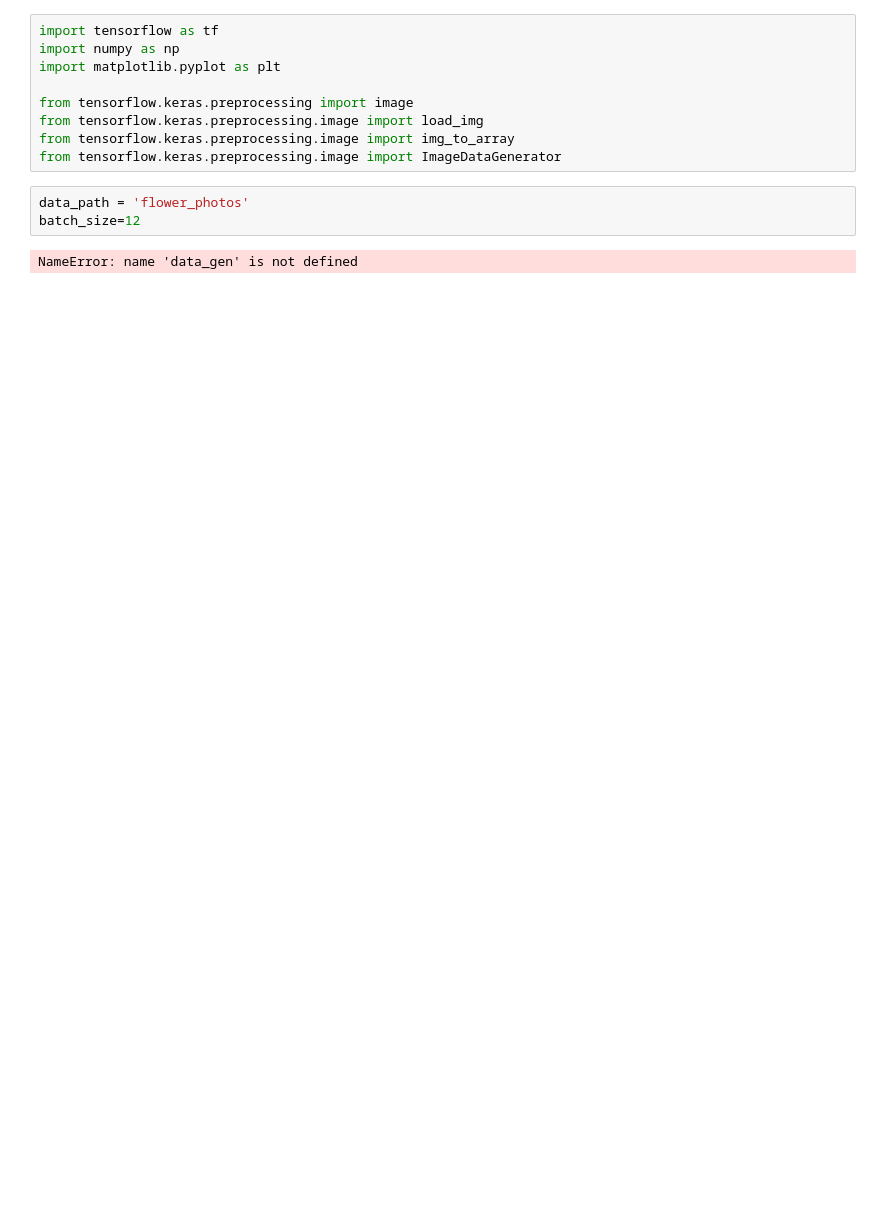
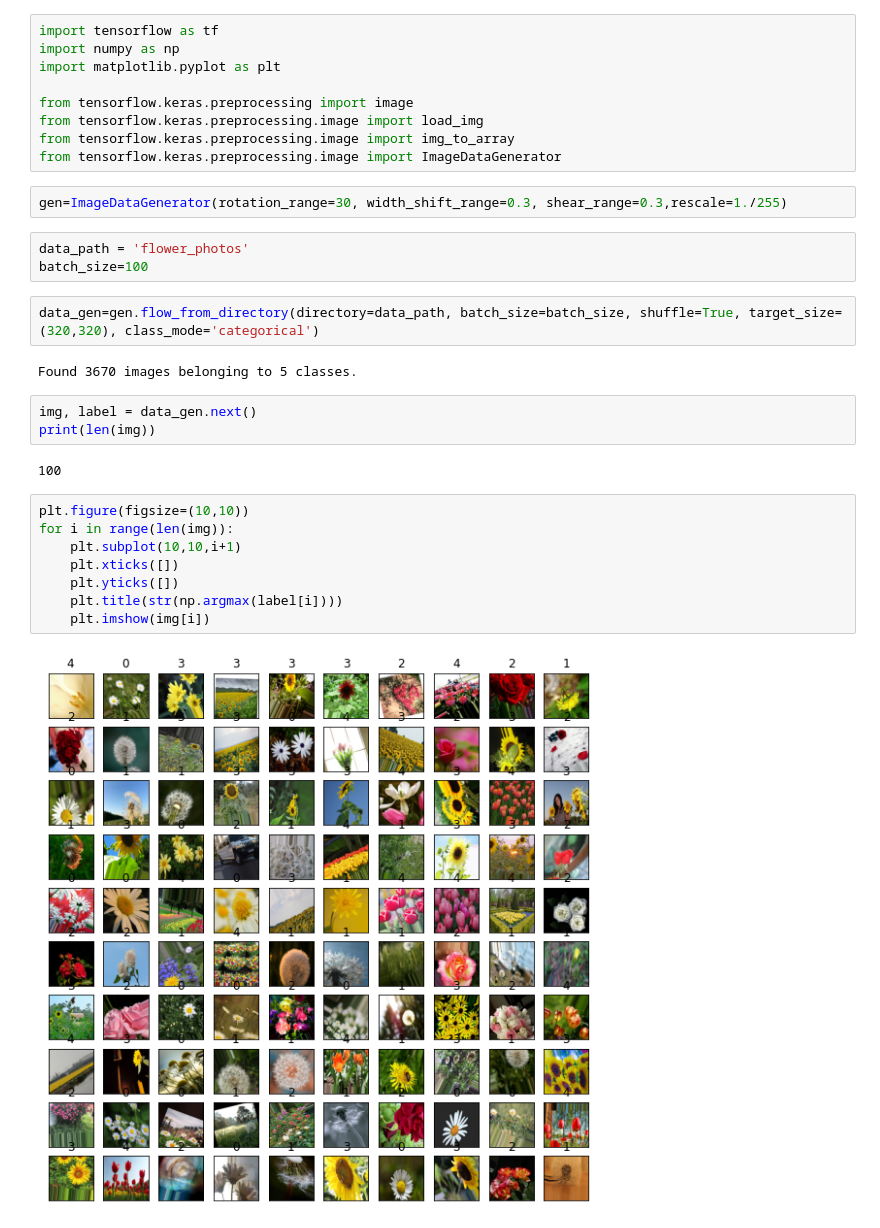
Before and after one commit to cactusvibeyjy/bigdata_derivative, a Jupyter notebook: data/flower_photo.ipynb, the cells around one changed output. Cells and saved outputs as stored; diff of their text form; blank space fills up the shorter version.

```diff
--- a/data/flower_photo.ipynb
+++ b/data/flower_photo.ipynb
@@ -7,9 +7,27 @@ from tensorflow.keras.preprocessing import image
 from tensorflow.keras.preprocessing.image import load_img
 from tensorflow.keras.preprocessing.image import img_to_array
 from tensorflow.keras.preprocessing.image import ImageDataGenerator
+# %%
+gen=ImageDataGenerator(rotation_range=30, width_shift_range=0.3, shear_range=0.3,rescale=1./255)
 # %%
 data_path = 'flower_photos'
-batch_size=12
+batch_size=100
 # %%
+data_gen=gen.flow_from_directory(directory=data_path, batch_size=batch_size, shuffle=True, target_size=(320,320), class_mode='categorical')
 # %% [output]
-NameError: name 'data_gen' is not defined
+Found 3670 images belonging to 5 classes.
+# %%
+img, label = data_gen.next()
+print(len(img))
+# %% [output]
+100
+# %%
+plt.figure(figsize=(10,10))
+for i in range(len(img)):
+    plt.subplot(10,10,i+1)
+    plt.xticks([])
+    plt.yticks([])
+    plt.title(str(np.argmax(label[i])))
+    plt.imshow(img[i])
+# %% [output]
+[figure, added]
```
Also changed, not shown: 5 other files.
